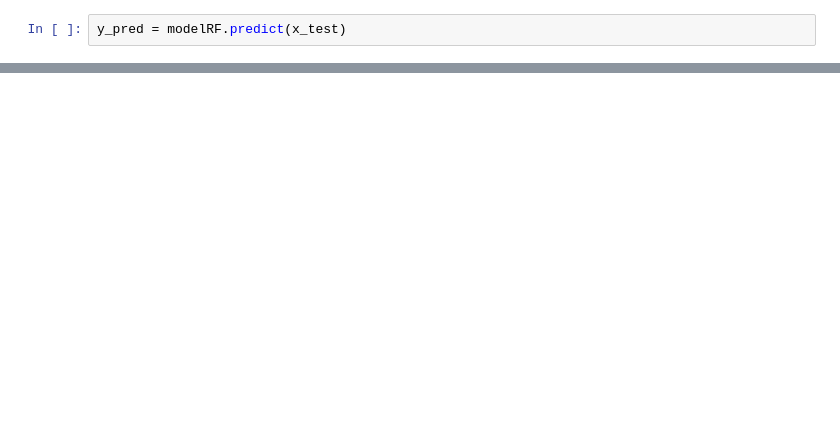
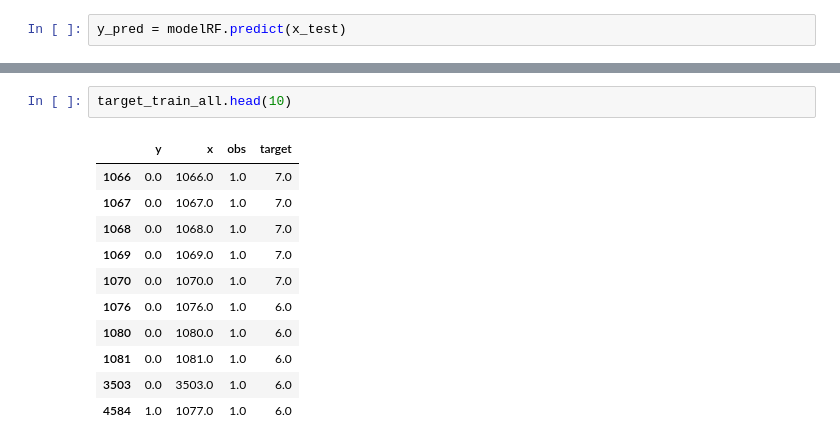
Before and after one commit to Eric-Sawyer/sea_ice_ML, a Jupyter notebook: sea_ice_analysis.ipynb, the cells around one changed output, grey strips where cells are left out. Drawn from its saved outputs; the diff is of its cells as text; blank space fills up the shorter version.

```diff
--- a/sea_ice_analysis.ipynb
+++ b/sea_ice_analysis.ipynb
@@ -142,0 +341,14 @@ Text(0.5, 36.72222222222221, 'predicted label')
+# %%
+target_train_all.head(10)
+# %% [output]
+|  | y | x | obs | target |
+| 1066 | 0.0 | 1066.0 | 1.0 | 7.0 |
+| 1067 | 0.0 | 1067.0 | 1.0 | 7.0 |
+| 1068 | 0.0 | 1068.0 | 1.0 | 7.0 |
+| 1069 | 0.0 | 1069.0 | 1.0 | 7.0 |
+| 1070 | 0.0 | 1070.0 | 1.0 | 7.0 |
+| 1076 | 0.0 | 1076.0 | 1.0 | 6.0 |
+| 1080 | 0.0 | 1080.0 | 1.0 | 6.0 |
+| 1081 | 0.0 | 1081.0 | 1.0 | 6.0 |
+| 3503 | 0.0 | 3503.0 | 1.0 | 6.0 |
+| 4584 | 1.0 | 1077.0 | 1.0 | 6.0 |
```
Also changed, not shown: parts of 102 cells of this notebook.
